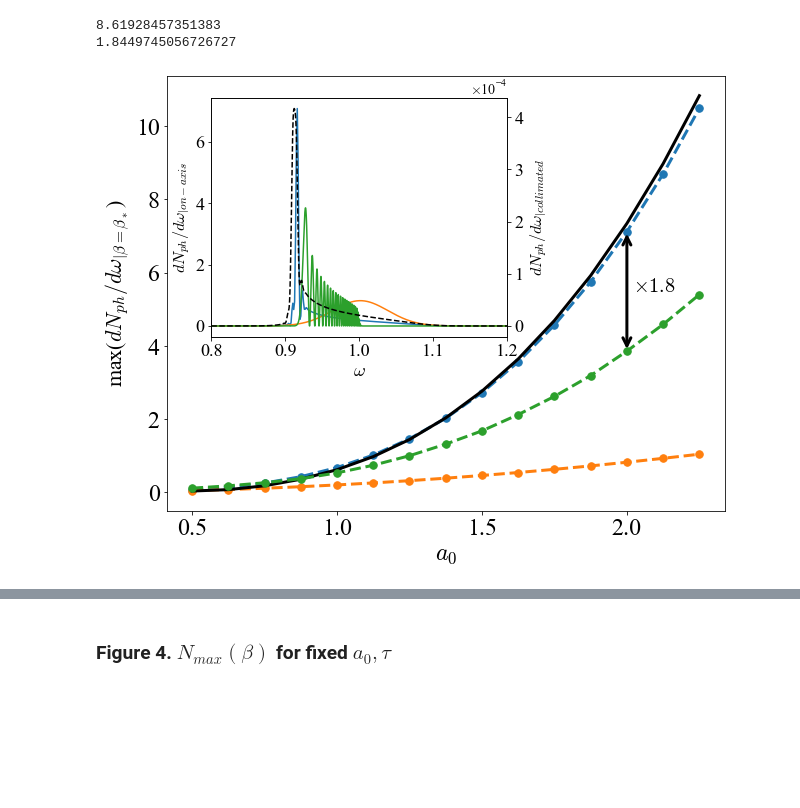
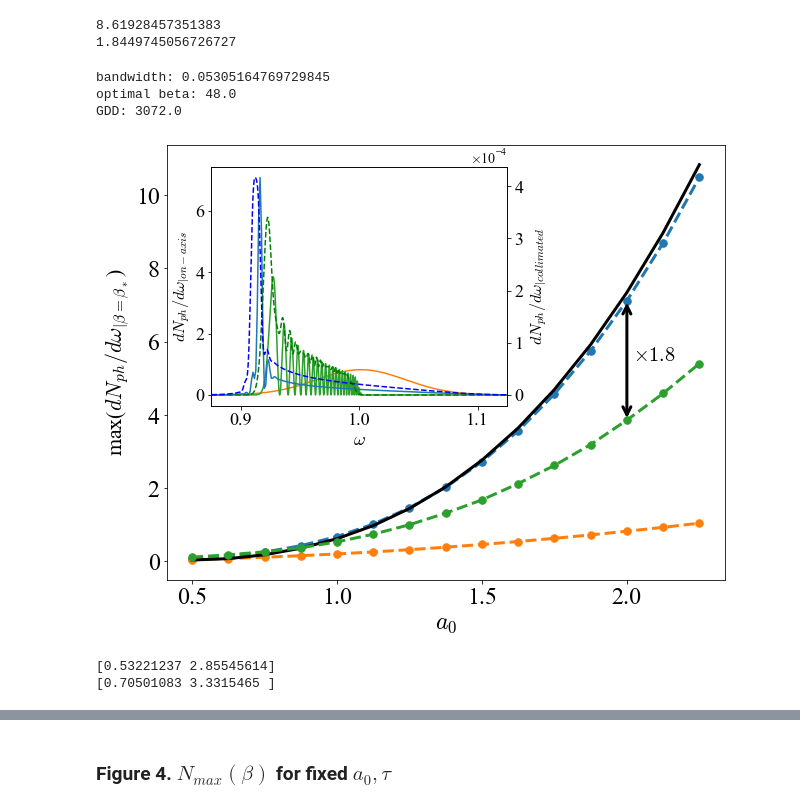
Before and after one commit to maxbalrog/optimal-chirp, a Jupyter notebook: plot_article_figures.ipynb, the cells around one changed output, grey strips where cells are left out. Saved outputs shown, nothing was run; the diff lists cells and outputs as text; code cells hidden in the pictures; blank space fills up the shorter version.

```diff
--- a/plot_article_figures.ipynb
+++ b/plot_article_figures.ipynb
@@ -75,6 +78,7 @@ N_ph_tau_6 = np.load(folder_optimal + '/N_ph.npy')
 N_ph_NCS_tau_6 = np.load(folder_optimal + '/N_ph_NCS.npy')
 N_ph_linear_tau_6 = np.load(folder_optimal + '/N_ph_linear.npy')
 N_ph_collimated_tau_6 = np.load(folder_optimal + '/N_ph_w_L_collimated.npy')
+N_ph_collimated_tau_6_NCS = np.load(folder_optimal + '/N_ph_w_L_collimated_NCS.npy')
 # %% [markdown]
 ### Figure 1. Spectral gauss laser pulses and their spectra for different chirp parameters
 # %%
@@ -237,6 +241,7 @@ if tau == 6*np.pi:
     N_ph_linear = N_ph_linear_tau_6.copy()
     N_ph_NCS = N_ph_NCS_tau_6.copy()
     N_ph_collimated = N_ph_collimated_tau_6.copy()
+    N_ph_collimated_NCS = N_ph_collimated_tau_6_NCS.copy()
     Nmax_NCS = N_max_NCS_tau_6.copy()
 elif tau == 4*np.pi:
     a0_arr = a0_arr_tau_4.copy()
@@ -247,6 +252,15 @@ elif tau == 4*np.pi:
     beta_optimal = beta_optimal_tau_4.copy()
 
     Nmax_NCS = N_max_NCS_tau_4.copy()
+elif tau == 2*np.pi:
+    a0_arr = a0_arr_tau_2.copy()
+    beta_arr = beta_arr_tau_2.copy()
+    beta_arr_th = beta_arr_th_tau_2
+    N_max_beta_a0 = N_max_beta_a0_tau_2.copy()
+    a0_arr_th = a0_arr_th_tau_2.copy()
+    beta_optimal = beta_optimal_tau_2.copy()
+
+    Nmax_NCS = N_max_NCS_tau_2.copy()
 
 beta_cusp, _ = solve_cusp_equation_for_a0_arr(beta_arr_th, a0_arr, tau)
 beta_Pe, w_Pe, _ = solve_Pearcey_max_equation_for_a0_arr(beta_arr_th, a0_arr, tau)
@@ -272,6 +286,15 @@ print(increase_NCS)
 # %% [output]
 8.61928457351383
 1.8449745056726727
+# %%
+beta_star = beta_optimal[idx]
+print(f'bandwidth: {1 / tau}')
+print(f'optimal beta: {beta_star}')
+print(f'GDD: {64*beta_star}')
+# %% [output]
+bandwidth: 0.05305164769729845
+optimal beta: 48.0
+GDD: 3072.0
 # %%
 # Plot N_max(a0) for optimal beta parameters from numerics and analytics
 fig = plt.figure(figsize=(10,8))
@@ -286,36 +309,37 @@ ax.annotate('', xy=(a0,Nmax_optimal[idx]), xytext=(a0,Nmax_NCS[idx]),
             arrowprops={'arrowstyle':'<->', 'lw':3, 'color':'black', 'ls':'-',
                         'mutation_scale':20})
 plt.text(a0+0.02, 0.5*(Nmax_optimal[idx] + Nmax_NCS[idx]),
          '$\\times 1.8$', fontsize=20)
 
 plt.xlabel('$a_0$', fontsize=24)
 plt.ylabel('max($d N_{ph}/d\omega_{|\\beta=\\beta_*}$)', fontsize=22)
 # plt.legend(loc='best', fontsize=22)
 plt.xticks([0.5, 1, 1.5, 2], fontsize=24)
 plt.yticks(fontsize=24)
 
 zoom_ax = ax.inset_axes([0.08, .4, 0.53, .55])
 
-zoom_ax.plot(w, N_ph, color='tab:blue')
+zoom_ax.plot(w, N_ph, color='tab:blue', zorder=5)
 zoom_ax.plot(w, N_ph_linear, color='tab:orange')
-zoom_ax.plot(w_NCS, N_ph_NCS, color='tab:green')
-zoom_ax.set_xlim([0.8,1.2])
+zoom_ax.plot(w_NCS, N_ph_NCS, color='tab:green', zorder=3)
+zoom_ax.set_xlim([0.875,1.125])
 zoom_ax.set_xlabel('$\omega$', fontsize=18)
 zoom_ax.set_ylabel('$dN_{ph}/d\omega_{|on-axis}$', fontsize=16)
-zoom_ax.set_xticks([0.8, 0.9, 1.0, 1.1, 1.2], fontsize=16)
+zoom_ax.set_xticks([0.9, 1.0, 1.1], fontsize=16)
 zoom_ax.set_yticks([0, 2, 4, 6], fontsize=16)
 zoom_ax.tick_params(axis='both', which='major', labelsize=18)
 
 twin_ax = zoom_ax.twinx()
 twin_ax.set_xlim(zoom_ax.get_xlim())
 
-twin_ax.plot(w_L, N_ph_collimated, '--', color='black')
+twin_ax.plot(w_L, N_ph_collimated, '--', color='blue', zorder=4)
+twin_ax.plot(w_L, N_ph_collimated_NCS, '--', color='green', zorder=2)
 twin_ax.ticklabel_format(axis='y', style='sci', scilimits=(0,0), useMathText=True)
 twin_ax.set_ylabel('$dN_{ph}/d\omega_{|collimated}$', fontsize=16)
 twin_ax.tick_params(axis='y', which='major', labelsize=18)
 twin_ax.yaxis.offsetText.set_fontsize(14)
 
 
 plt.show()
 # %% [output]
-[figure, old version]
+[figure, new version]
@@ -321,0 +354,6 @@ plt.show()
+# %%
+print(popt_NCS)
+print(popt_optimal)
+# %% [output]
+[0.53221237 2.85545614]
+[0.70501083 3.3315465 ]
```
Also changed, not shown: parts of 5 cells of this notebook, 3 other files.
